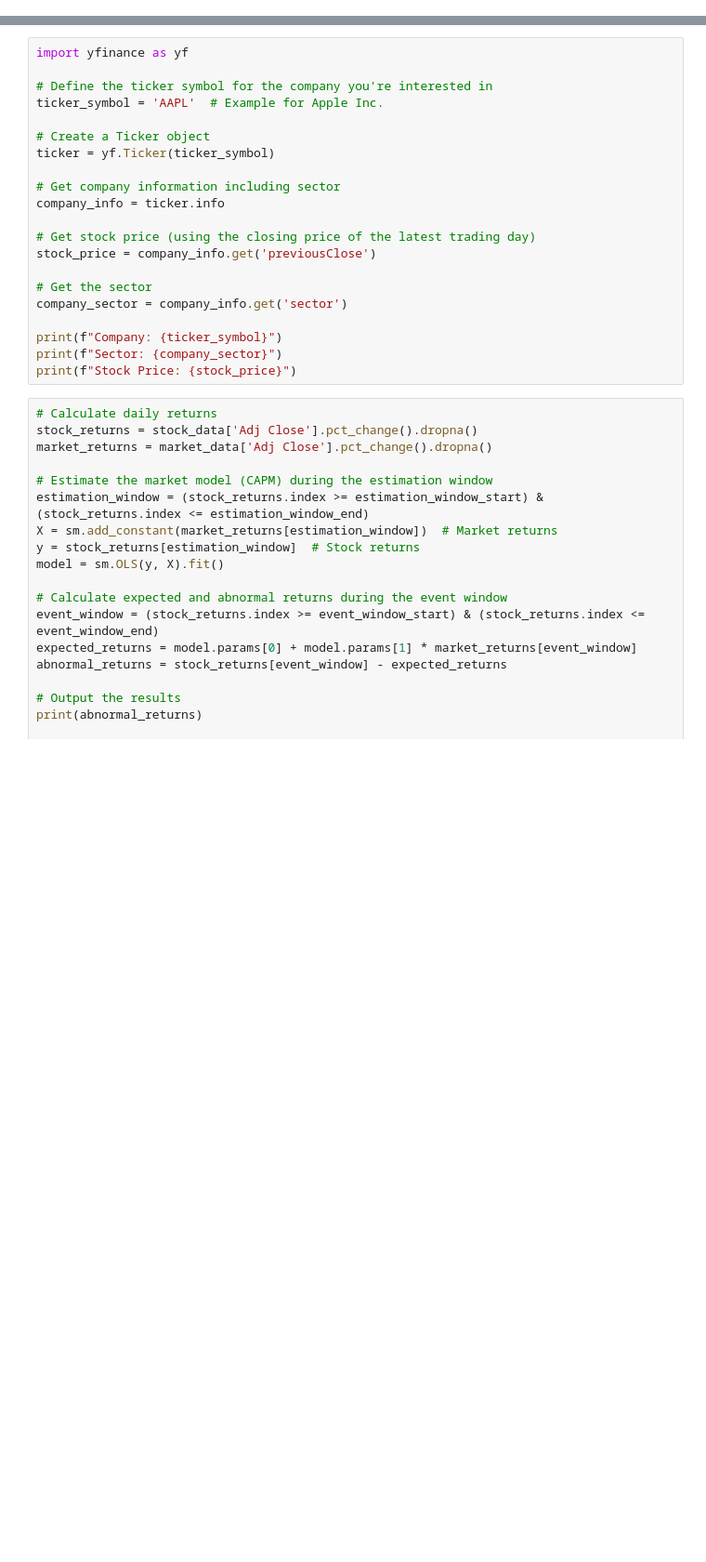
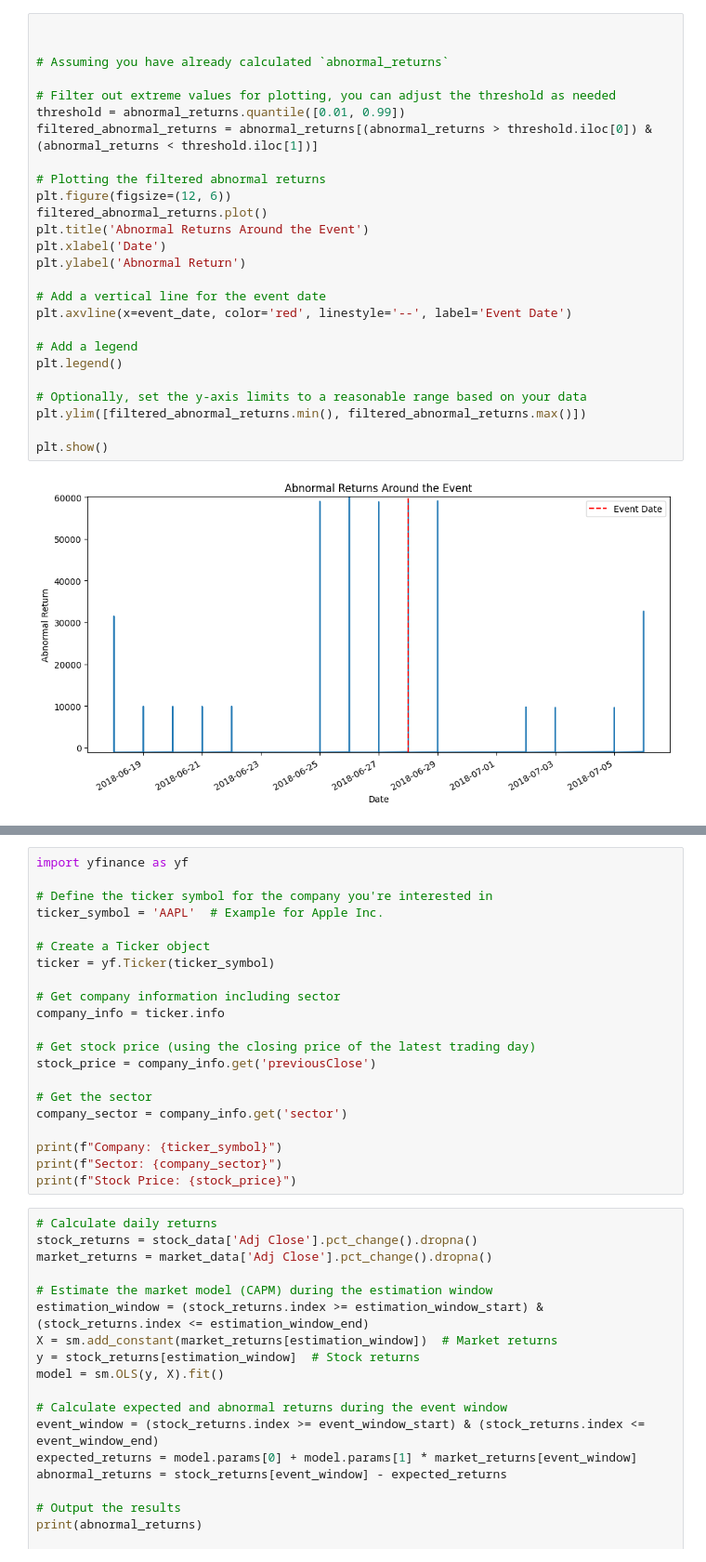
Before and after one commit to JanetYing/Stock-Market-Dynamics-Project, a Jupyter notebook: analysis.ipynb, the cells around one changed output, grey strips where cells are left out. Shown: that part at 93% size. Saved outputs shown, nothing was run; the diff lists cells and outputs as text; blank space fills up the shorter version.

```diff
--- a/analysis.ipynb
+++ b/analysis.ipynb
@@ -54,3 +239,31 @@ plt.show()
+# %%
+
+
+# Assuming you have already calculated `abnormal_returns`
+
+# Filter out extreme values for plotting, you can adjust the threshold as needed
+threshold = abnormal_returns.quantile([0.01, 0.99])
+filtered_abnormal_returns = abnormal_returns[(abnormal_returns > threshold.iloc[0]) & (abnormal_returns < threshold.iloc[1])]
+
+# Plotting the filtered abnormal returns
+plt.figure(figsize=(12, 6))
+filtered_abnormal_returns.plot()
+plt.title('Abnormal Returns Around the Event')
+plt.xlabel('Date')
+plt.ylabel('Abnormal Return')
+
+# Add a vertical line for the event date
+plt.axvline(x=event_date, color='red', linestyle='--', label='Event Date')
+
+# Add a legend
+plt.legend()
+
+# Optionally, set the y-axis limits to a reasonable range based on your data
+plt.ylim([filtered_abnormal_returns.min(), filtered_abnormal_returns.max()])
+
+plt.show()
+# %% [output]
+[figure, added]
 # %%
 
 def run_event_study(stock_ticker, event_date):
```
Also changed, not shown: parts of 7 cells of this notebook, 1 other file.
